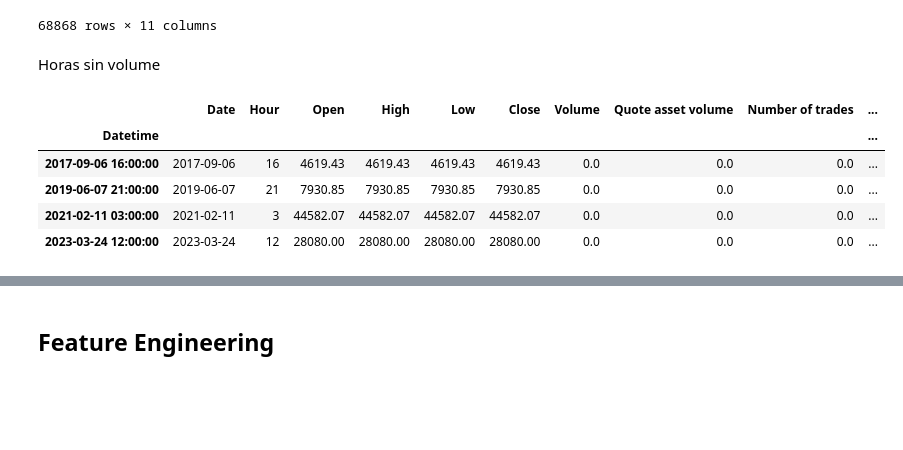
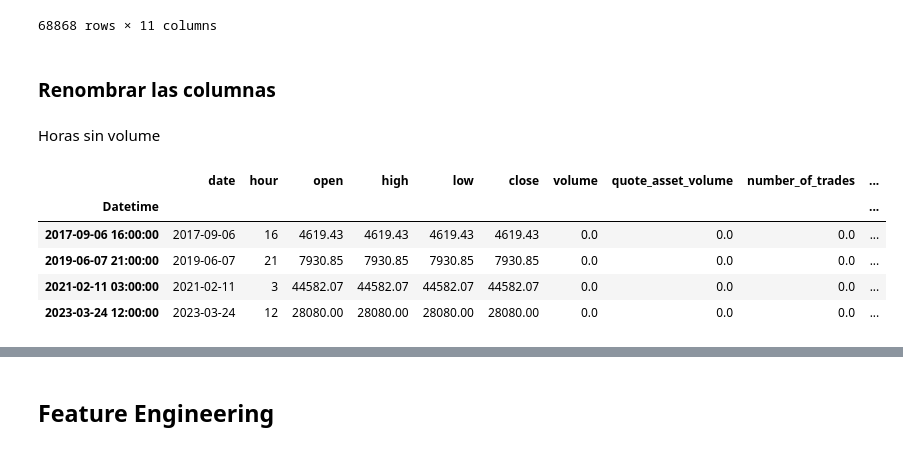
Before and after one commit to DavierGonz/ModeloPredictivoBitcoin, a Jupyter notebook: ModeloPredictivoBitcoin.ipynb, the cells around one changed output, grey strips where cells are left out. Saved outputs shown, nothing was run; the diff lists cells and outputs as text; code cells hidden in the pictures; blank space fills up the shorter version.

```diff
--- a/ModeloPredictivoBitcoin.ipynb
+++ b/ModeloPredictivoBitcoin.ipynb
@@ -11,7 +11,7 @@ import datetime as dt
 # %% [markdown]
 ## Lectura del DataFrame
 # %%
-df_original = pd.read_csv(r"C:\PythonProjects\IA-TalentoTech\Proyecto\BTCUSD_1m_Binance.csv")
+df_original = pd.read_csv("/content/BTCUSD_1m_Binance.csv")
 df = df_original.copy()
 df
 # %% [output]
@@ -220,12 +221,26 @@ df_hora
 | 2025-06-30 22:00:00 | 2025-06-30 | 22 | 107214.892500 | 107227.701833 | 107200.199833 | 107214.589167 | 203.265000 | 2.178984e+07 | 59272.0 | ... |
 | 2025-06-30 23:00:00 | 2025-06-30 | 23 | 107131.879167 | 107142.529667 | 107121.591500 | 107132.439667 | 239.453500 | 2.565181e+07 | 45040.0 | ... |
 68868 rows × 11 columns
+# %% [markdown]
+### **Renombrar las columnas**
+# %%
+df_hora = df_hora.rename(columns={'Date': 'date',
+                        'Hour': 'hour',
+                        'Open': 'open',
+                        'High': 'high',
+                        'Low': 'low',
+                        'Close': 'close',
+                        'Volume': 'volume',
+                        'Quote asset volume': 'quote_asset_volume',
+                        'Number of trades': 'number_of_trades',
+                        'Taker buy base asset volume':'taker_buy_base_asset_volume',
+                        'Taker buy quote asset volume': 'taker_buy_quote_asset_volume'})
 # %% [markdown]
 Horas sin volume
 # %%
-df_hora[df_hora["Volume"]==0]
+df_hora[df_hora["volume"]==0]
 # %% [output]
-|  | Date | Hour | Open | High | Low | Close | Volume | Quote asset volume | Number of trades | ... |
+|  | date | hour | open | high | low | close | volume | quote_asset_volume | number_of_trades | ... |
 | Datetime |  |  |  |  |  |  |  |  |  | ... |
 | 2017-09-06 16:00:00 | 2017-09-06 | 16 | 4619.43 | 4619.43 | 4619.43 | 4619.43 | 0.0 | 0.0 | 0.0 | ... |
 | 2019-06-07 21:00:00 | 2019-06-07 | 21 | 7930.85 | 7930.85 | 7930.85 | 7930.85 | 0.0 | 0.0 | 0.0 | ... |
```
Also changed, not shown: parts of 25 cells of this notebook.
